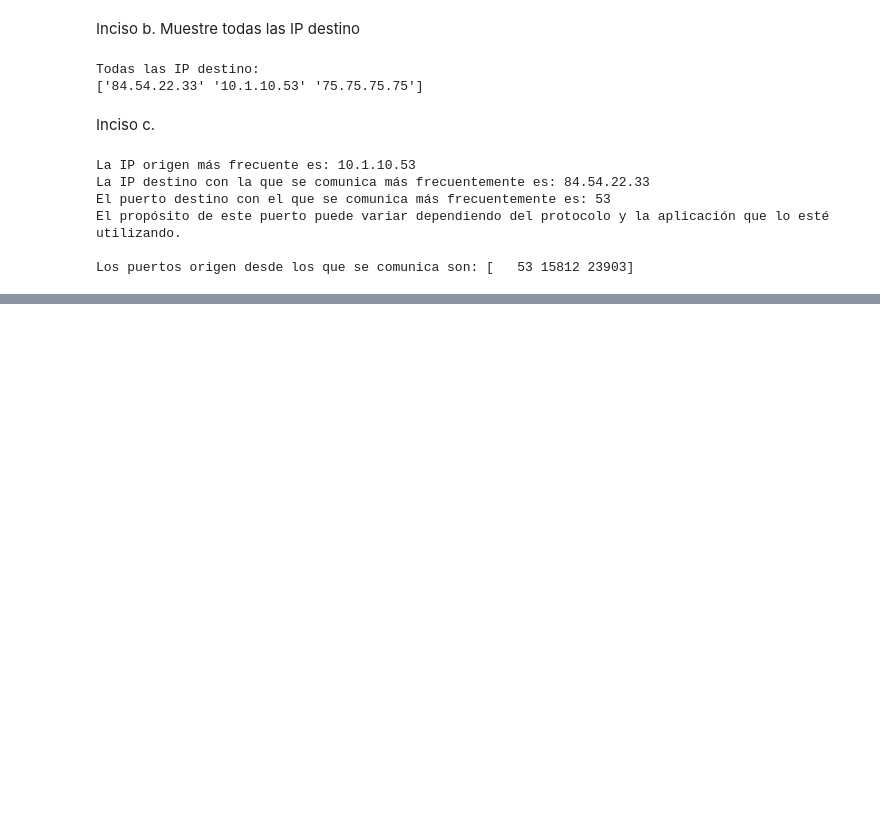
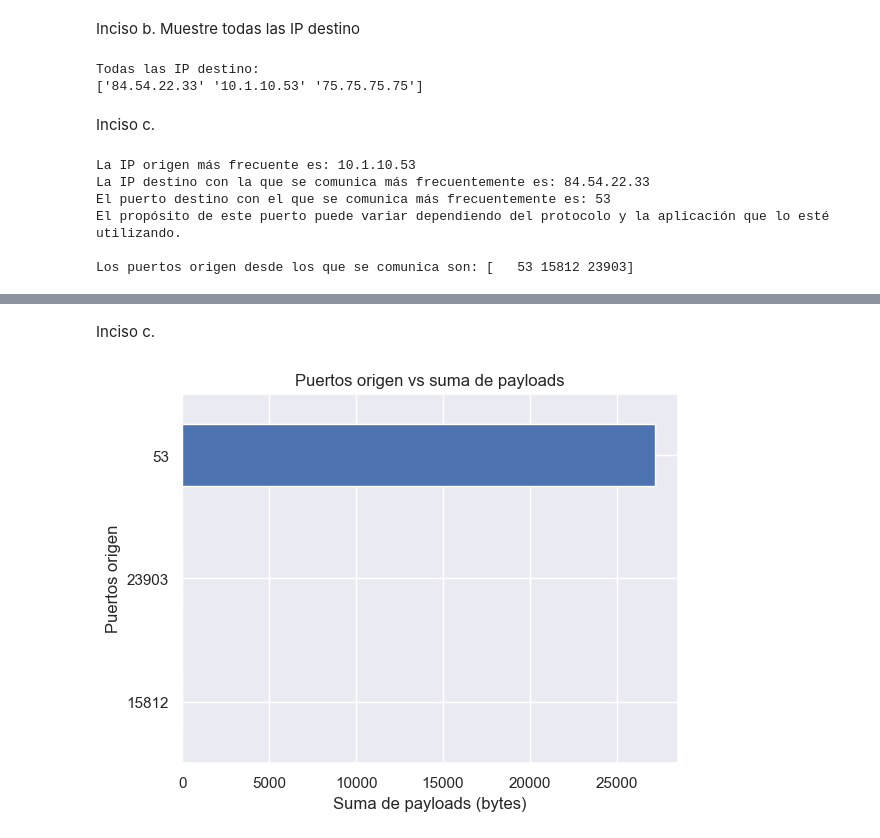
Before and after one commit to Javier19-cmd/Lab6-SDS, a Jupyter notebook: lab6.ipynb, the cells around one changed output, grey strips where cells are left out. Saved outputs shown, nothing was run; the diff lists cells and outputs as text; code cells hidden in the pictures; blank space fills up the shorter version.

```diff
--- a/lab6.ipynb
+++ b/lab6.ipynb
@@ -133,0 +168,10 @@ Los puertos origen desde los que se comunica son: [   53 15812 23903]
+# %% [markdown]
+Inciso c.
+# %%
+# c. Gráfica de barras 2D horizontales, puertos origen vs suma de payloads
+df.groupby('Src Port')['Payload'].sum().sort_values().plot(kind='barh', title='Puertos origen vs suma de payloads')
+plt.xlabel('Suma de payloads (bytes)')
+plt.ylabel('Puertos origen')
+plt.show()
+# %% [output]
+[figure, added]
```
Also changed, not shown: parts of 20 cells of this notebook.
